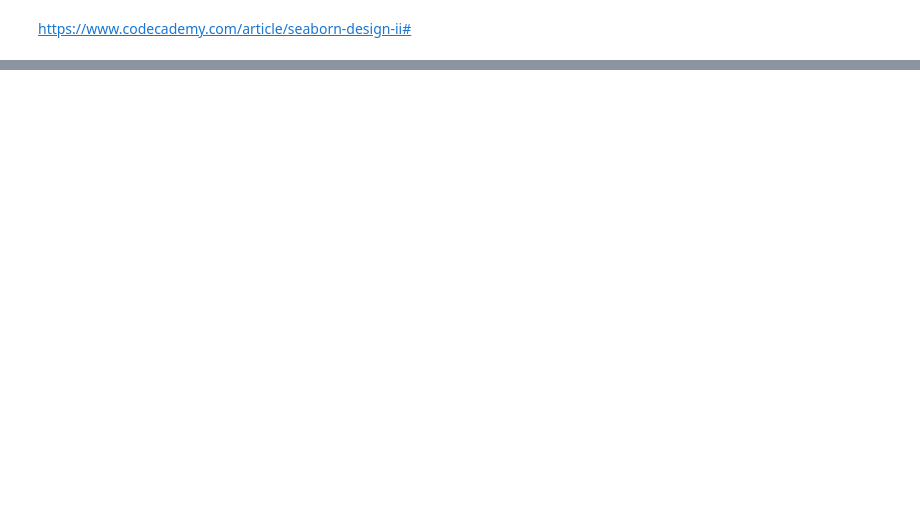
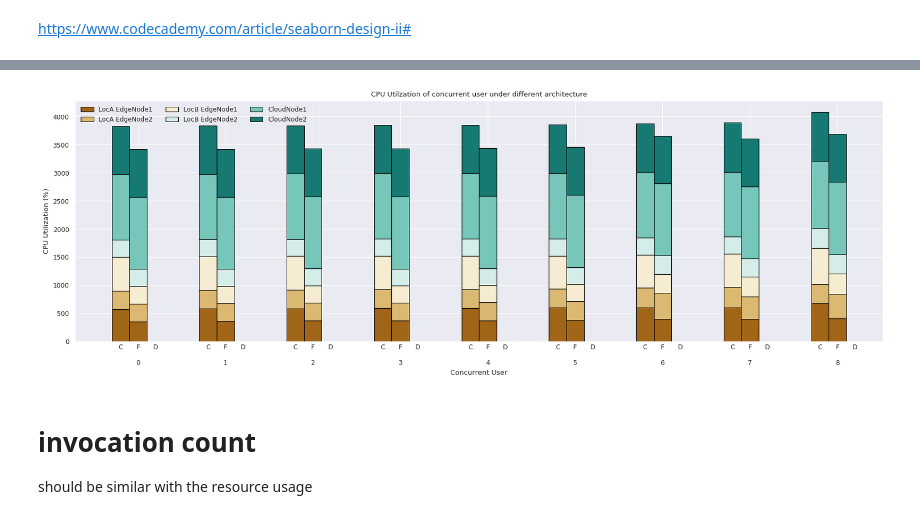
Before and after one commit to nightmare224/edge-cloud-continuum-openfaas, a Jupyter notebook: experiment/analysis/resource_metrics.ipynb, the cells around one changed output, grey strips where cells are left out. Cells and saved outputs as stored; diff of their text form; code cells hidden in the pictures; blank space fills up the shorter version.

```diff
--- a/experiment/analysis/resource_metrics.ipynb
+++ b/experiment/analysis/resource_metrics.ipynb
@@ -158,0 +120,80 @@ plt.show()
+# %%
+dirpath = "/home/thl/edge-cloud-continuum-openfaas/experiment/trigger/result"
+hostname_list = [
+    "EdgeNode1 LocA", "EdgeNode2 LocA",
+    "EdgeNode1 LocB", "EdgeNode2 LocB",
+    "CloudNode1", "CloudNode2"
+]
+ip_list = ["192.168.100.105", "192.168.100.102", "192.168.100.103", "192.168.100.111", "145.100.135.86", "145.100.135.99"]
+col_name = hostname_list + ["User Count", "Architecture"]
+user_count_list = [i for i in range(USER_START, USER_END + 1)]
+df_plot_metric = pd.DataFrame(columns = col_name)
+arch_list = ["Federated", "Decentralized"]
+# arch_list = ["Federated"]
+metric = "memory"
+for user_cnt in user_count_list:
+    for arch in arch_list:
+        df = pd.read_csv(f"{dirpath}/{arch.lower()}/case{user_cnt}_metrics.csv")
+        df.index = df["hostname"]
+        df = df.loc[ip_list]
+        df_plot_metric.loc[len(df_plot_metric)] = list(df[metric]) + [user_cnt, arch]
+# %%
+user_count_list = df_plot_metric["User Count"].unique()
+arch_list = df_plot_metric["Architecture"].unique()
+
+
+fig, ax = plt.subplots(figsize = (20, 6))
+bar_width = 0.2
+patterns = ["/", "o" , "x", "|", "*", "\\" ]
+color = ['c', 'm', 'y', 'b', 'k', 'w']
+legend = []
+for i, arch in enumerate(arch_list):
+    bottom = np.zeros(len(user_count_list))
+    for j, hostname in enumerate(hostname_list):
+        metrics = df_plot_metric[df_plot_metric["Architecture"] == arch][hostname]
+        offset = bar_width * i
+        plot = ax.bar(
+            user_count_list + offset, metrics, width = bar_width,
+            label = hostname, bottom = bottom,
+            color = palette[j], edgecolor='black'
+        )
+        bottom += metrics
+        if i == 0:
+            legend.append(plot[0])
+
+ax.set_title("CPU Utilzation of concurrent user under different architecture")
+ax.set_xlabel('Concurrent User')
+ax.set_ylabel('CPU Utilization (%)')
+# concurrent user
+ax.set_xticks(user_count_list + bar_width, labels = [f"\n\n{i}" for i in user_count_list])
+ax.tick_params('x', length=0)
+
+# architecture
+sec = ax.secondary_xaxis(location=0)
+sec.set_xticks(
+    [ i + j * bar_width for i in user_count_list for j in range(3)],
+    labels = ['C', 'F', 'D'] * len(user_count_list)
+)
+sec.tick_params('x', length=0)
+
+# line between user
+# sec2 = ax.secondary_xaxis(location=0)
+# sec2.set_xticks(
+#     [ i + j for i in user_count_list for j in [-bar_width/2 , bar_width * 2 + bar_width/2]],
+#     labels=[]
+# )
+# sec2.tick_params('x', length=30, width=1)
+
+# ax.set_ylim(0, 130)
+readable_hostname = [
+    "LocA EdgeNode1", "LocA EdgeNode2",
+    "LocB EdgeNode1", "LocB EdgeNode2",
+    "CloudNode1", "CloudNode2"
+]
+ax.legend(legend, readable_hostname, loc='upper left', ncols=3, frameon=False)
+plt.show()
+# %% [output]
+[figure, added]
+# %% [markdown]
+# invocation count
+should be similar with the resource usage
```
Also changed, not shown: parts of 12 cells of this notebook, 4 other files.
